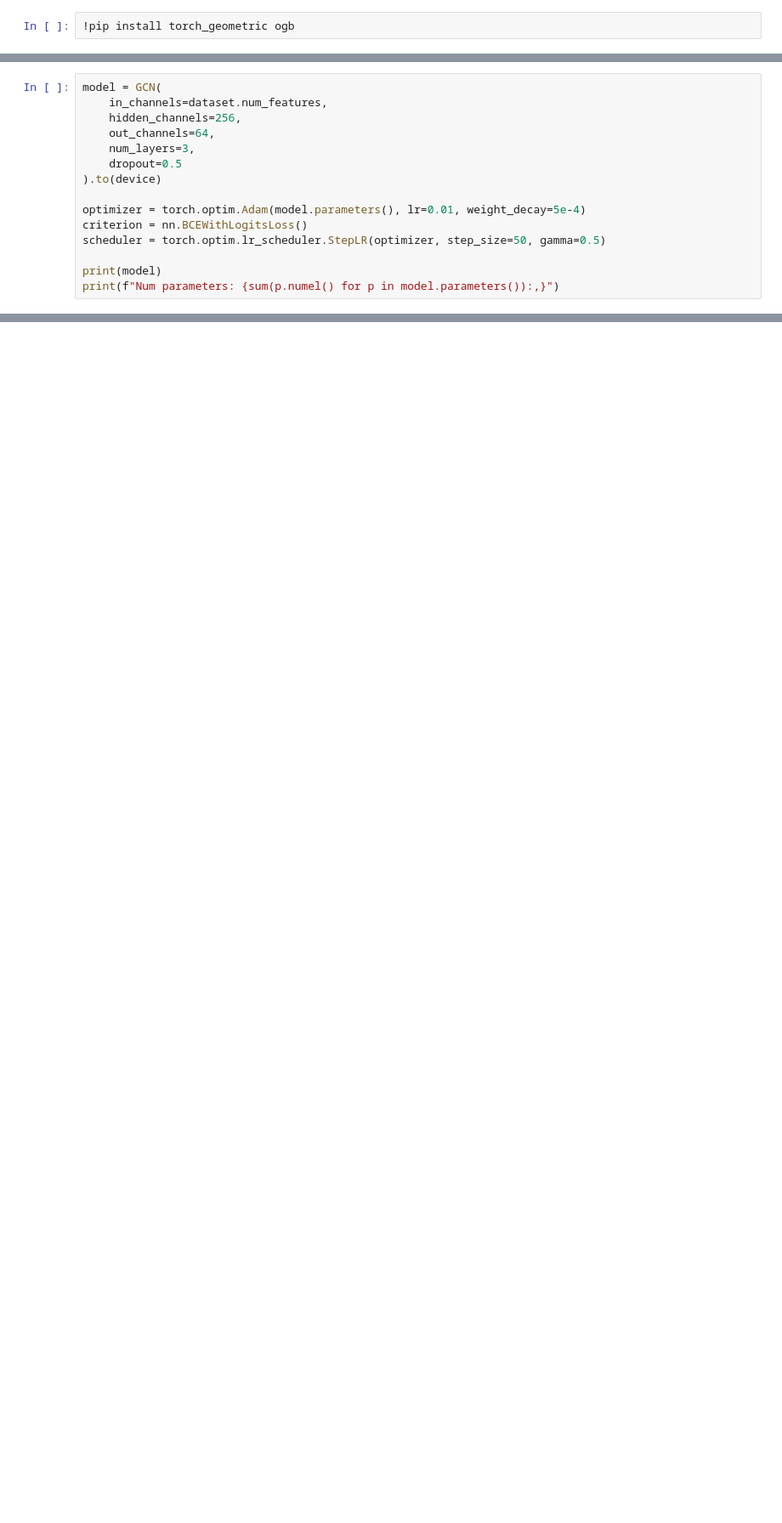
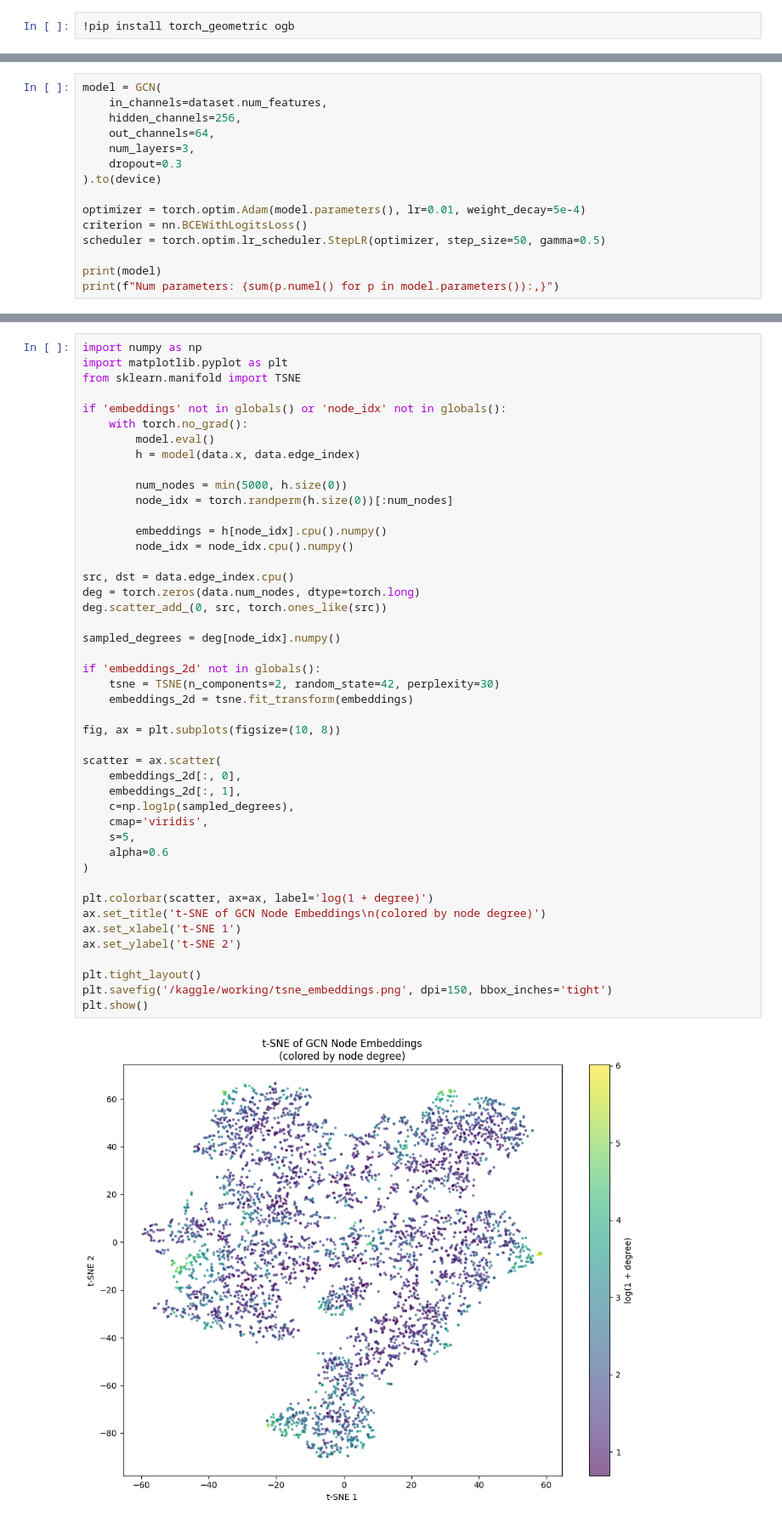
Before and after one commit to zinebzekh/INF8225_Equipe19, a Jupyter notebook: GCN/Link_Property_Prediction/link_property_prediction_GCN.ipynb, the cells around one changed output, grey strips where cells are left out. Shown at 85% size. Cells and saved outputs as stored; diff of their text form; blank space fills up the shorter version.

```diff
--- a/GCN/Link_Property_Prediction/link_property_prediction_GCN.ipynb
+++ b/GCN/Link_Property_Prediction/link_property_prediction_GCN.ipynb
@@ -134,7 +150,7 @@ model = GCN(
     hidden_channels=256,
     out_channels=64,
     num_layers=3,
-    dropout=0.5
+    dropout=0.3
 ).to(device)
 
 optimizer = torch.optim.Adam(model.parameters(), lr=0.01, weight_decay=5e-4)
@@ -176,0 +335,47 @@ print(f"Best Test Hits@50: {best_test:.4f}")
+# %%
+import numpy as np
+import matplotlib.pyplot as plt
+from sklearn.manifold import TSNE
+
+if 'embeddings' not in globals() or 'node_idx' not in globals():
+    with torch.no_grad():
+        model.eval()
+        h = model(data.x, data.edge_index)
+
+        num_nodes = min(5000, h.size(0))
+        node_idx = torch.randperm(h.size(0))[:num_nodes]
+
+        embeddings = h[node_idx].cpu().numpy()
+        node_idx = node_idx.cpu().numpy()
+
+src, dst = data.edge_index.cpu()
+deg = torch.zeros(data.num_nodes, dtype=torch.long)
+deg.scatter_add_(0, src, torch.ones_like(src))
+
+sampled_degrees = deg[node_idx].numpy()
+
+if 'embeddings_2d' not in globals():
+    tsne = TSNE(n_components=2, random_state=42, perplexity=30)
+    embeddings_2d = tsne.fit_transform(embeddings)
+
+fig, ax = plt.subplots(figsize=(10, 8))
+
+scatter = ax.scatter(
+    embeddings_2d[:, 0],
+    embeddings_2d[:, 1],
+    c=np.log1p(sampled_degrees),
+    cmap='viridis',
+    s=5,
+    alpha=0.6
+)
+
+plt.colorbar(scatter, ax=ax, label='log(1 + degree)')
+ax.set_title('t-SNE of GCN Node Embeddings\n(colored by node degree)')
+ax.set_xlabel('t-SNE 1')
+ax.set_ylabel('t-SNE 2')
+
+plt.tight_layout()
+plt.savefig('/kaggle/working/tsne_embeddings.png', dpi=150, bbox_inches='tight')
+plt.show()
+# %% [output]
+[figure, added]
```
Also changed, not shown: parts of 8 cells of this notebook, 9 other files.
